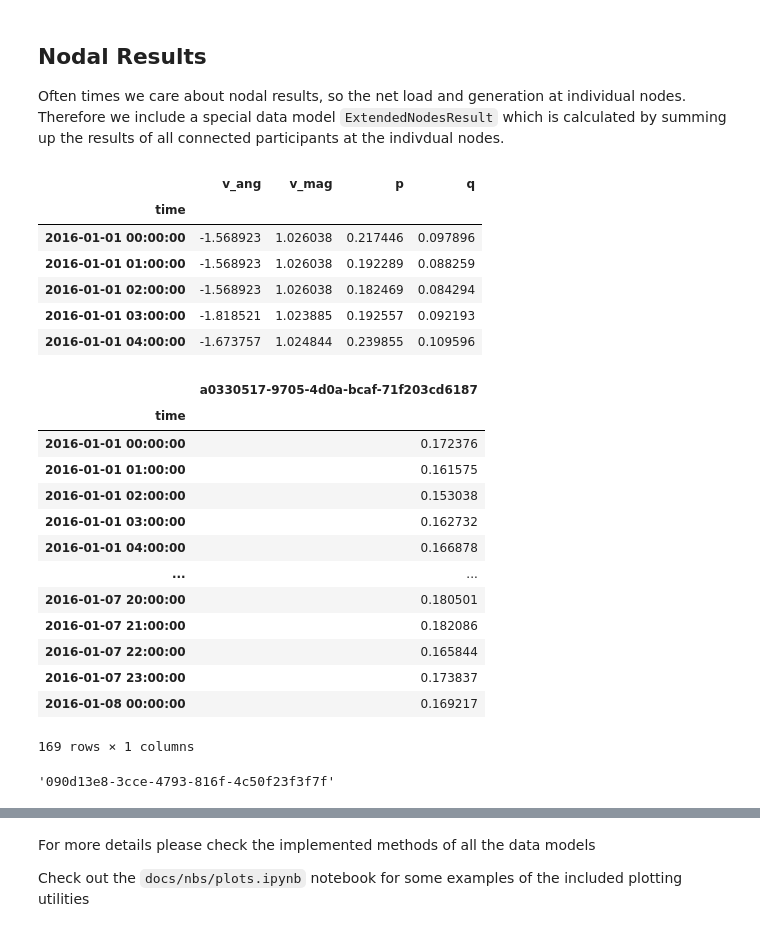
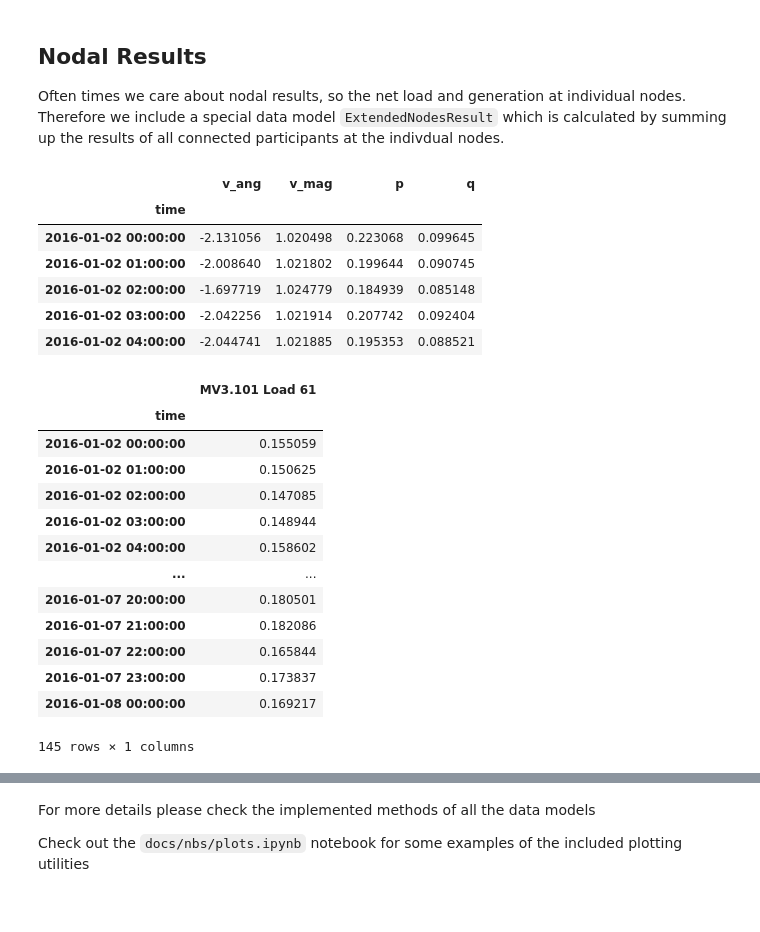
Before and after one commit to ie3-institute/pypsdm, a Jupyter notebook: docs/nbs/result_models.ipynb, the cells around one changed output, grey strips where cells are left out. Saved outputs shown, nothing was run; the diff lists cells and outputs as text; code cells hidden in the pictures.

```diff
--- a/docs/nbs/result_models.ipynb
+++ b/docs/nbs/result_models.ipynb
@@ -164,42 +160,38 @@ calculated by summing up the results of all connected participants at the indivd
 # %%
 # There is a method to calculate all of them
 nodal_results = gwr.build_extended_nodes_result()
 
-target_uuid = nodal_results.uuids()[3]
+target_uuid = list(nodal_results.keys())[3]
 nodal_results[target_uuid].data.head()
 # %% [output]
 |  | v_ang | v_mag | p | q |
 | time |  |  |  |  |
-| 2016-01-01 00:00:00 | -1.568923 | 1.026038 | 0.217446 | 0.097896 |
-| 2016-01-01 01:00:00 | -1.568923 | 1.026038 | 0.192289 | 0.088259 |
-| 2016-01-01 02:00:00 | -1.568923 | 1.026038 | 0.182469 | 0.084294 |
-| 2016-01-01 03:00:00 | -1.818521 | 1.023885 | 0.192557 | 0.092193 |
-| 2016-01-01 04:00:00 | -1.673757 | 1.024844 | 0.239855 | 0.109596 |
+| 2016-01-02 00:00:00 | -2.131056 | 1.020498 | 0.223068 | 0.099645 |
+| 2016-01-02 01:00:00 | -2.008640 | 1.021802 | 0.199644 | 0.090745 |
+| 2016-01-02 02:00:00 | -1.697719 | 1.024779 | 0.184939 | 0.085148 |
+| 2016-01-02 03:00:00 | -2.042256 | 1.021914 | 0.207742 | 0.092404 |
+| 2016-01-02 04:00:00 | -2.044741 | 1.021885 | 0.195353 | 0.088521 |
 # %%
 # If you care about the individual systems at each node, you can filter down the
 # result container to the systems connected to a specified node
 
 nodal_gwr = gwr.nodal_result(target_uuid)
-nodal_gwr.loads.p
+nodal_gwr.loads.p()
 # %% [output]
-|  | a0330517-9705-4d0a-bcaf-71f203cd6187 |
+|  | MV3.101 Load 61 |
 | time |  |
-| 2016-01-01 00:00:00 | 0.172376 |
-| 2016-01-01 01:00:00 | 0.161575 |
-| 2016-01-01 02:00:00 | 0.153038 |
-| 2016-01-01 03:00:00 | 0.162732 |
-| 2016-01-01 04:00:00 | 0.166878 |
+| 2016-01-02 00:00:00 | 0.155059 |
+| 2016-01-02 01:00:00 | 0.150625 |
+| 2016-01-02 02:00:00 | 0.147085 |
+| 2016-01-02 03:00:00 | 0.148944 |
+| 2016-01-02 04:00:00 | 0.158602 |
 | ... | ... |
 | 2016-01-07 20:00:00 | 0.180501 |
 | 2016-01-07 21:00:00 | 0.182086 |
 | 2016-01-07 22:00:00 | 0.165844 |
 | 2016-01-07 23:00:00 | 0.173837 |
 | 2016-01-08 00:00:00 | 0.169217 |
-169 rows × 1 columns
+145 rows × 1 columns
-# %%
-target_uuid
-# %% [output]
-'090d13e8-3cce-4793-816f-4c50f23f3f7f'
 # %%
 # Let's say you want to make sure that all the load is actually connected to the
 # node that we have viltered for
```
Also changed, not shown: parts of 11 cells of this notebook, 1 other file.
